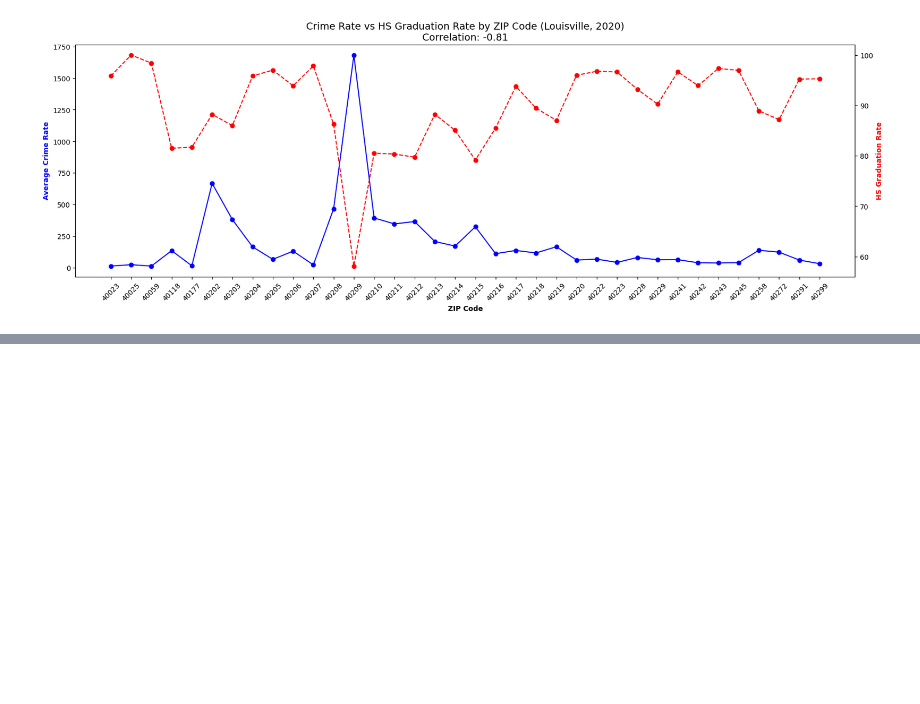
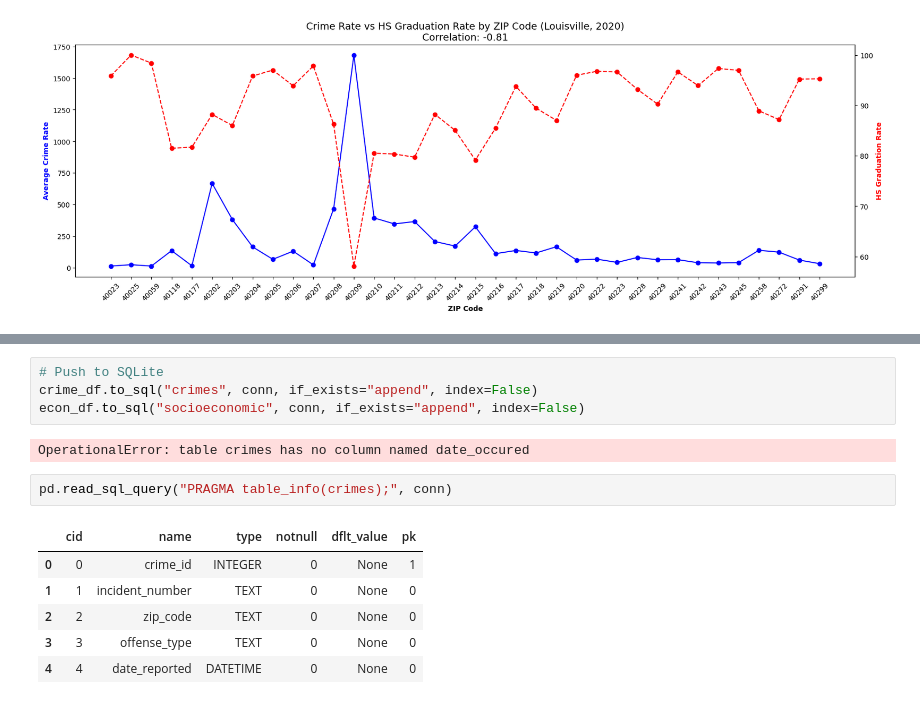
Before and after one commit to JoeBoy767/Crime-Patterns-Socioeconomic-Conditions-Louisville-2020, a Jupyter notebook: notebooks/louisville_crime_2020.ipynb, the cells around one changed output, grey strips where cells are left out. Drawn from its saved outputs; the diff is of its cells as text; blank space fills up the shorter version.

```diff
--- a/notebooks/louisville_crime_2020.ipynb
+++ b/notebooks/louisville_crime_2020.ipynb
@@ -749,0 +796,15 @@ conn.close()
+# %%
+# Push to SQLite
+crime_df.to_sql("crimes", conn, if_exists="append", index=False)
+econ_df.to_sql("socioeconomic", conn, if_exists="append", index=False)
+# %% [output]
+OperationalError: table crimes has no column named date_occured
+# %%
+pd.read_sql_query("PRAGMA table_info(crimes);", conn)
+# %% [output]
+|  | cid | name | type | notnull | dflt_value | pk |
+| 0 | 0 | crime_id | INTEGER | 0 | None | 1 |
+| 1 | 1 | incident_number | TEXT | 0 | None | 0 |
+| 2 | 2 | zip_code | TEXT | 0 | None | 0 |
+| 3 | 3 | offense_type | TEXT | 0 | None | 0 |
+| 4 | 4 | date_reported | DATETIME | 0 | None | 0 |
```
Also changed, not shown: parts of 6 cells of this notebook, 2 other files.
